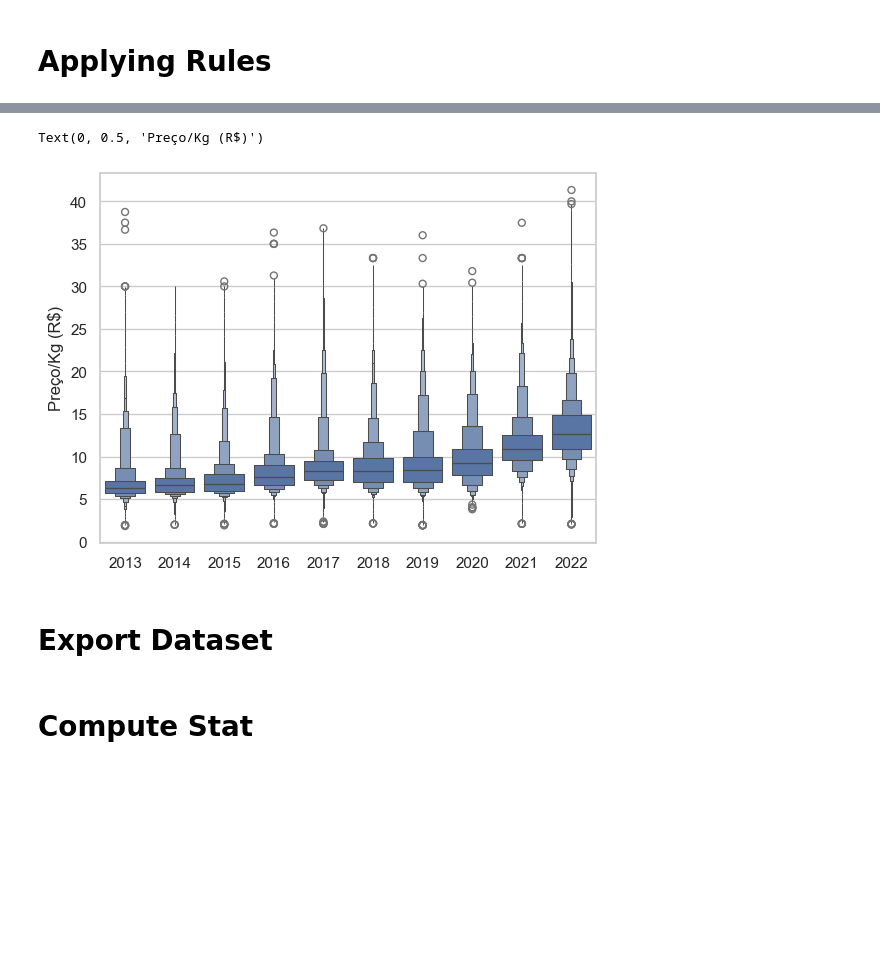
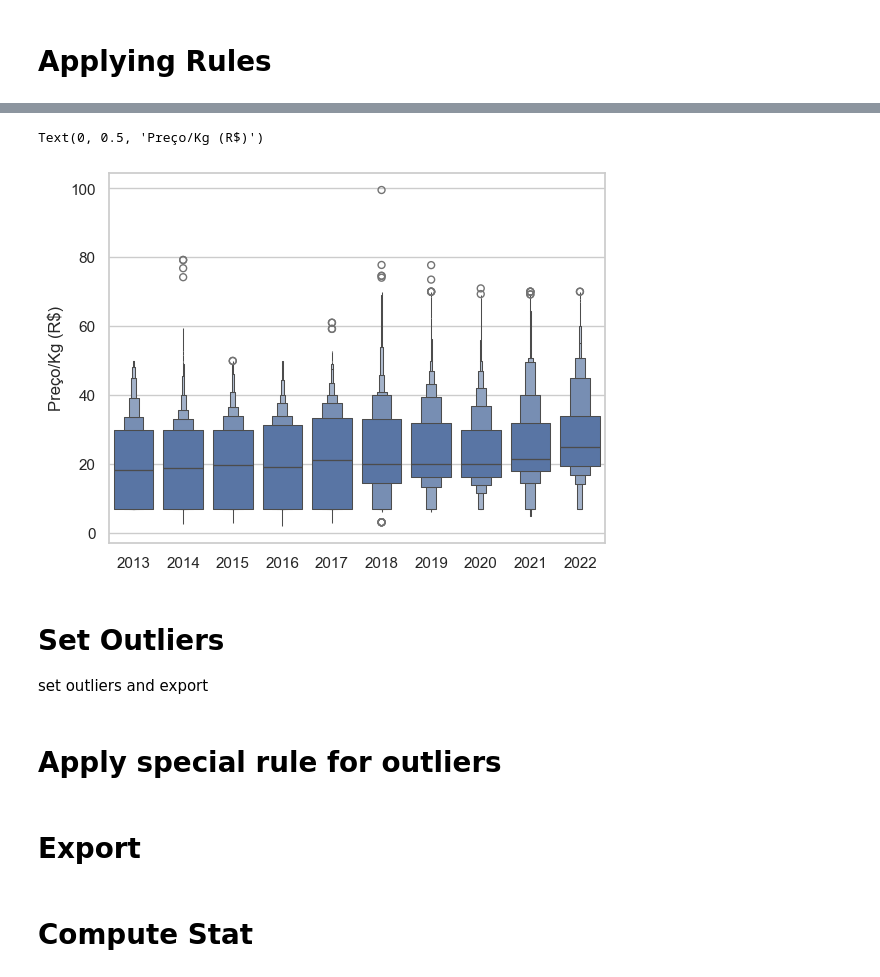
Before and after one commit to JailsonS/ics_data_cleaning, a Jupyter notebook: 02_convert_to_kg.ipynb, the cells around one changed output, grey strips where cells are left out. Saved outputs shown, nothing was run; the diff lists cells and outputs as text; code cells hidden in the pictures; blank space fills up the shorter version.

```diff
--- a/02_convert_to_kg.ipynb
+++ b/02_convert_to_kg.ipynb
@@ -212,29 +421,29 @@ for ref_name in ref_names:
 # %% [markdown]
 # Applying Rules
 # %%
+
 # iterate over rules by products
 for k, v in rules.items():
+    # get rule dict
+    for rule in v:
+        filter_condition = rule['filter']
+        unit_kg_expression = rule['unit_kg']
+        price_kg_expression = rule['price_kg']
 
-	# get rule dict
-	for rule in v:
-		filter_condition = rule['filter']
-		unit_kg_expression = rule['unit_kg']
+        rule_version = rule['version']
+        rule_id = rule['id']
 
-		filtered_rows = df_dataset_beef_cls.query(filter_condition)
-		df_dataset_beef_cls.loc[filtered_rows.index, 'unit_kg'] = filtered_rows.eval(unit_kg_expression)
+        # filter rows based on the filter_condition
+        filtered_rows = df_dataset_beef_cls.query(filter_condition)
+
+        # Apply unit_kg expression, rule_id, price_kg expression, and rule_version
+        df_dataset_beef_cls.loc[filtered_rows.index, 'unit_kg'] = filtered_rows.eval(unit_kg_expression)
+        df_dataset_beef_cls.loc[filtered_rows.index, 'rule_id'] = rule_id
+        df_dataset_beef_cls.loc[filtered_rows.index, 'rule_version'] = rule_version
+        df_dataset_beef_cls.loc[filtered_rows.index, 'rule_apply'] = 1
+        df_dataset_beef_cls.loc[filtered_rows.index, 'price_kg'] = filtered_rows.eval(price_kg_expression)
 
 
-	# calculate price/kg
-	df_dataset_beef_cls.loc[
-		(df_dataset_beef_cls['codigo'] == int(k)) &
-		(df_dataset_beef_cls['unit_kg'] != 0),
-		'price_kg'
-	] = df_dataset_beef_cls['valor'].div(df_dataset_beef_cls['unit_kg'])
-
-
-
-# check if rule was applied
-df_dataset_beef_cls.loc[
-	df_dataset_beef_cls['unit_kg'] != 0,
-	'rule_apply'
-] = 1
+df_dataset_beef_cls.replace([np.inf, -np.inf], 0, inplace=True)
+records_apply_rule = df_dataset_beef_cls.query('unit_kg == 0')
+df_dataset_beef_cls.loc[records_apply_rule.index, 'rule_apply'] = 0
@@ -260,11 +471,15 @@ df_dataset_beef_cls.loc[
 # %%
 sns.boxenplot(data=df_dataset_beef_cls.loc[
-	(df_dataset_beef_cls['codigo'] == 41) &
+	(df_dataset_beef_cls['codigo'] ==51) &
     (df_dataset_beef_cls['rule_apply'] == 1)
 ], x="ano", y="price_kg")
 
 plt.xlabel('')
 plt.ylabel('Preço/Kg (R$)')
 # %% [output]
 Text(0, 0.5, 'Preço/Kg (R$)')
-[figure, old version]
+[figure, new version]
+# %% [markdown]
+# Set Outliers
+
+set outliers and export
@@ -270,0 +552,2 @@ Text(0, 0.5, 'Preço/Kg (R$)')
+# %% [markdown]
+# Apply special rule for outliers
@@ -271,2 +562,2 @@ Text(0, 0.5, 'Preço/Kg (R$)')
 # %% [markdown]
-# Export Dataset
+# Export
```
Also changed, not shown: parts of 21 cells of this notebook.
